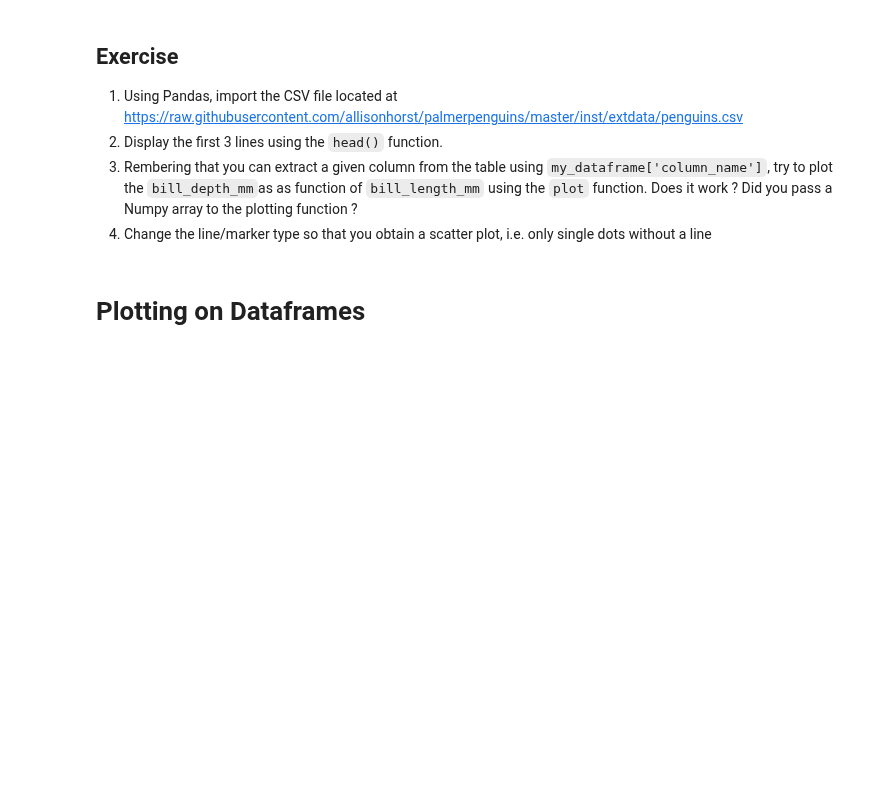
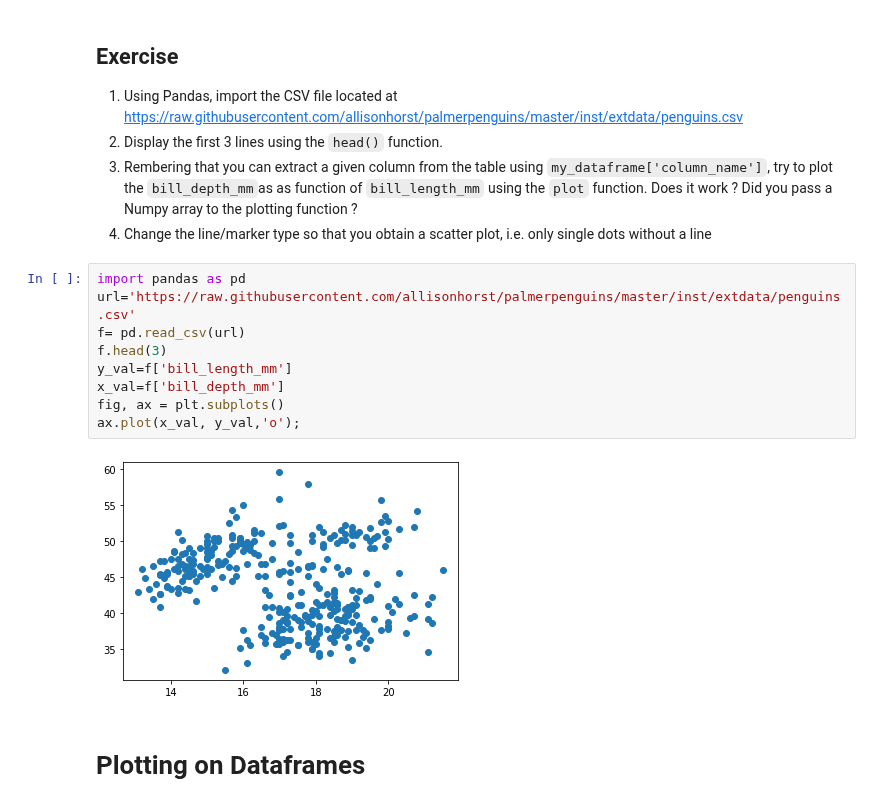
Before and after one commit to TillVollmer5/DSF-FS2022, a Jupyter notebook: 04_Dataframes_Stats_Plotting.ipynb, the cells around one changed output. Saved outputs shown, nothing was run; the diff lists cells and outputs as text; blank space fills up the shorter version.

````diff
--- a/04_Dataframes_Stats_Plotting.ipynb
+++ b/04_Dataframes_Stats_Plotting.ipynb
@@ -65,6 +77,17 @@ ax.hist(y_val, bins=np.arange(-1,1.5,0.5));
 2. Display the first 3 lines using the ```head()``` function.
 3. Rembering that you can extract a given column from the table using ```my_dataframe['column_name']```, try to plot the ```bill_depth_mm```as as function of ```bill_length_mm``` using the ```plot``` function. Does it work ? Did you pass a Numpy array to the plotting function ?
 4. Change the line/marker type so that you obtain a scatter plot, i.e. only single dots without a line
+# %%
+import pandas as pd
+url='https://raw.githubusercontent.com/allisonhorst/palmerpenguins/master/inst/extdata/penguins.csv'
+f= pd.read_csv(url)
+f.head(3)
+y_val=f['bill_length_mm']
+x_val=f['bill_depth_mm']
+fig, ax = plt.subplots()
+ax.plot(x_val, y_val,'o');
+# %% [output]
+[figure, added]
 # %% [markdown]
 # Plotting on Dataframes
 # %% [markdown]
````
Also changed, not shown: parts of 14 cells of this notebook.
